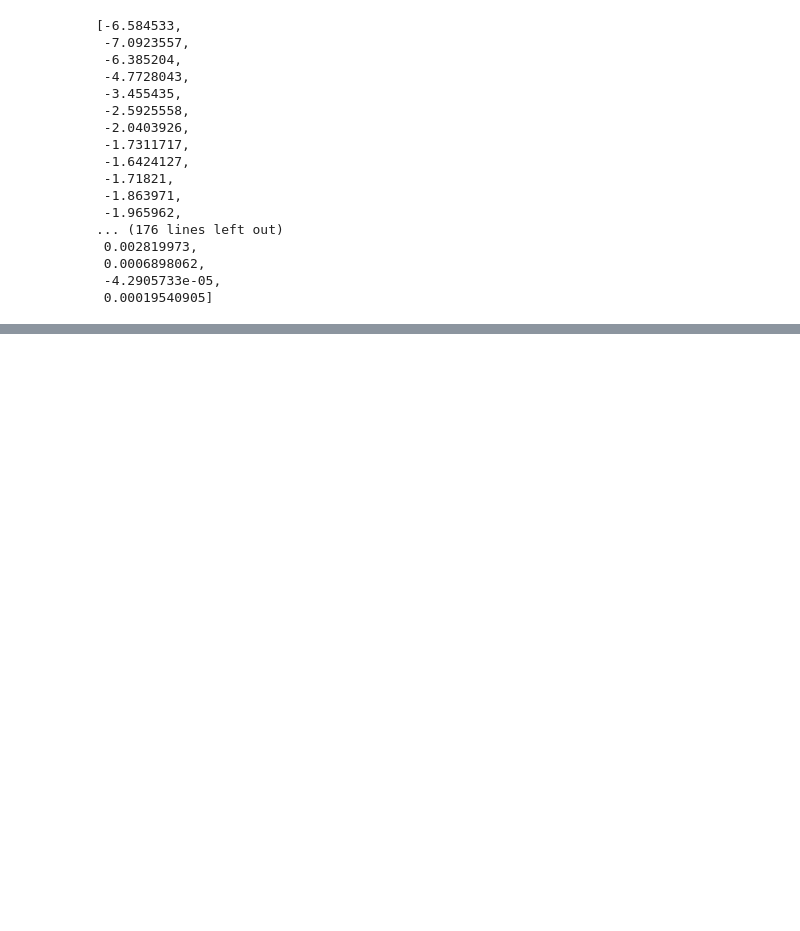
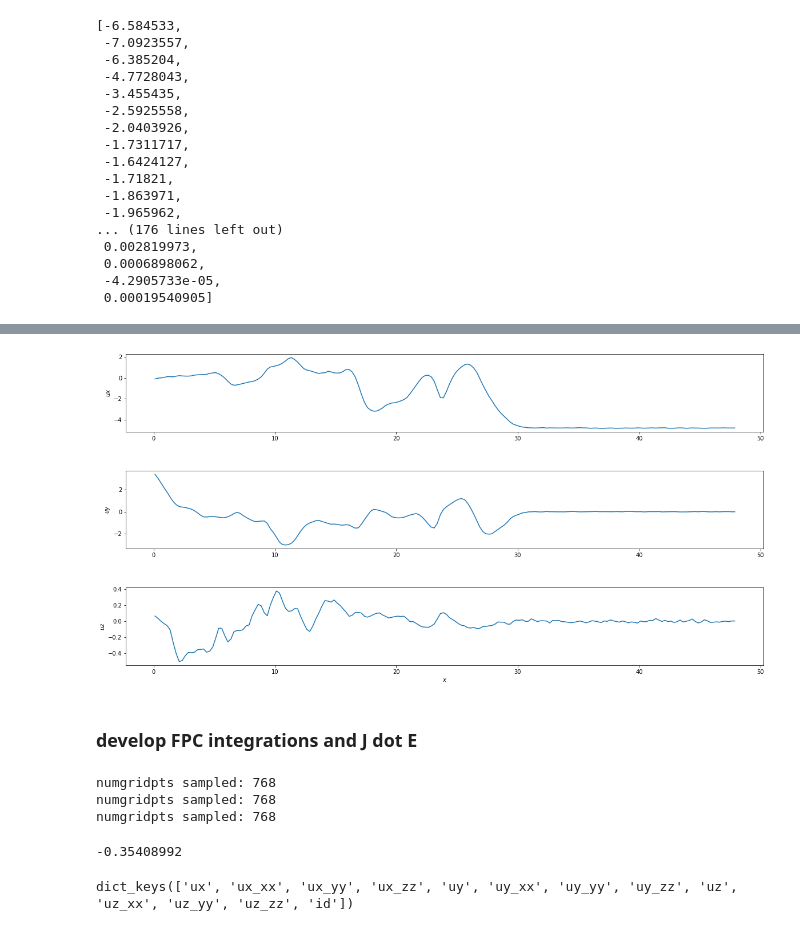
Before and after one commit to collinrbr/FPCAnalysis, a Jupyter notebook: DHyrbidRDevPipeline.ipynb, the cells around one changed output, grey strips where cells are left out. Cells and saved outputs as stored; diff of their text form; code cells hidden in the pictures; blank space fills up the shorter version.

```diff
--- a/DHyrbidRDevPipeline.ipynb
+++ b/DHyrbidRDevPipeline.ipynb
@@ -1907,0 +2026,41 @@ imageio.mimsave('CEywithExB.gif', images)
+# %%
+def plot_all_flow(dflow, axis='_xx', xxindex = 0, yyindex = 0, zzindex = 0, flnm = ''):
+    if(axis == '_zz'):
+        ux = np.asarray([dflow['ux'][i][yyindex][zzindex] for i in range(0,len(dflow['ux'+axis]))])
+        uy = np.asarray([dflow['uy'][i][yyindex][zzindex] for i in range(0,len(dflow['uy'+axis]))])
+        uz = np.asarray([dflow['uz'][i][yyindex][zzindex] for i in range(0,len(dflow['uz'+axis]))])
+    elif(axis == '_yy'):
+        ux = np.asarray([dflow['ux'][xxindex][i][zzindex] for i in range(0,len(dflow['ux'+axis]))])
+        uy = np.asarray([dflow['uy'][xxindex][i][zzindex] for i in range(0,len(dflow['uy'+axis]))])
+        uz = np.asarray([dflow['uz'][xxindex][i][zzindex] for i in range(0,len(dflow['uz'+axis]))])
+    elif(axis == '_xx'):
+        ux = np.asarray([dflow['ux'][xxindex][yyindex][i] for i in range(0,len(dflow['ux'+axis]))])
+        uy = np.asarray([dflow['uy'][xxindex][yyindex][i] for i in range(0,len(dflow['uy'+axis]))])
+        uz = np.asarray([dflow['uz'][xxindex][yyindex][i] for i in range(0,len(dflow['uz'+axis]))])
+
+    fieldcoord = np.asarray(dflow['ux'+axis]) #assumes all fields have same coordinates
+
+    fig, axs = plt.subplots(3,figsize=(20,10))
+    axs[0].plot(fieldcoord,ux,label="vx")
+    axs[0].set_ylabel("$ux$")
+    axs[1].plot(fieldcoord,uy,label='vy')
+    axs[1].set_ylabel("$uy$")
+    axs[2].plot(fieldcoord,uz,label='vz')
+    axs[2].set_ylabel("$uz$")
+    if(axis == '_xx'):
+        axs[2].set_xlabel("$x$")
+    elif(axis == '_yy'):
+        axs[2].set_xlabel("$y$")
+    elif(axis == '_yy'):
+        axs[2].set_xlabel("$z$")
+    plt.subplots_adjust(hspace=0.5)
+    if(flnm != ''):
+        plt.savefig('flowplots.png',format=png)
+    else:
+        plt.show()
+# %%
+plot_all_flow(dflow,axis='_xx')
+# %% [output]
+[figure, added]
+# %% [markdown]
+### develop FPC integrations and J dot E
@@ -1907,0 +2117,11 @@ imageio.mimsave('CEywithExB.gif', images)
+# %%
+JdotE(dfields, dflow, 10,11,0,1)
+# %% [output]
+numgridpts sampled: 768
+numgridpts sampled: 768
+numgridpts sampled: 768
+-0.35408992
+# %%
+dflow.keys()
+# %% [output]
+dict_keys(['ux', 'ux_xx', 'ux_yy', 'ux_zz', 'uy', 'uy_xx', 'uy_yy', 'uy_zz', 'uz', 'uz_xx', 'uz_yy', 'uz_zz', 'id'])
```
Also changed, not shown: parts of 27 cells of this notebook, 7 other files.
